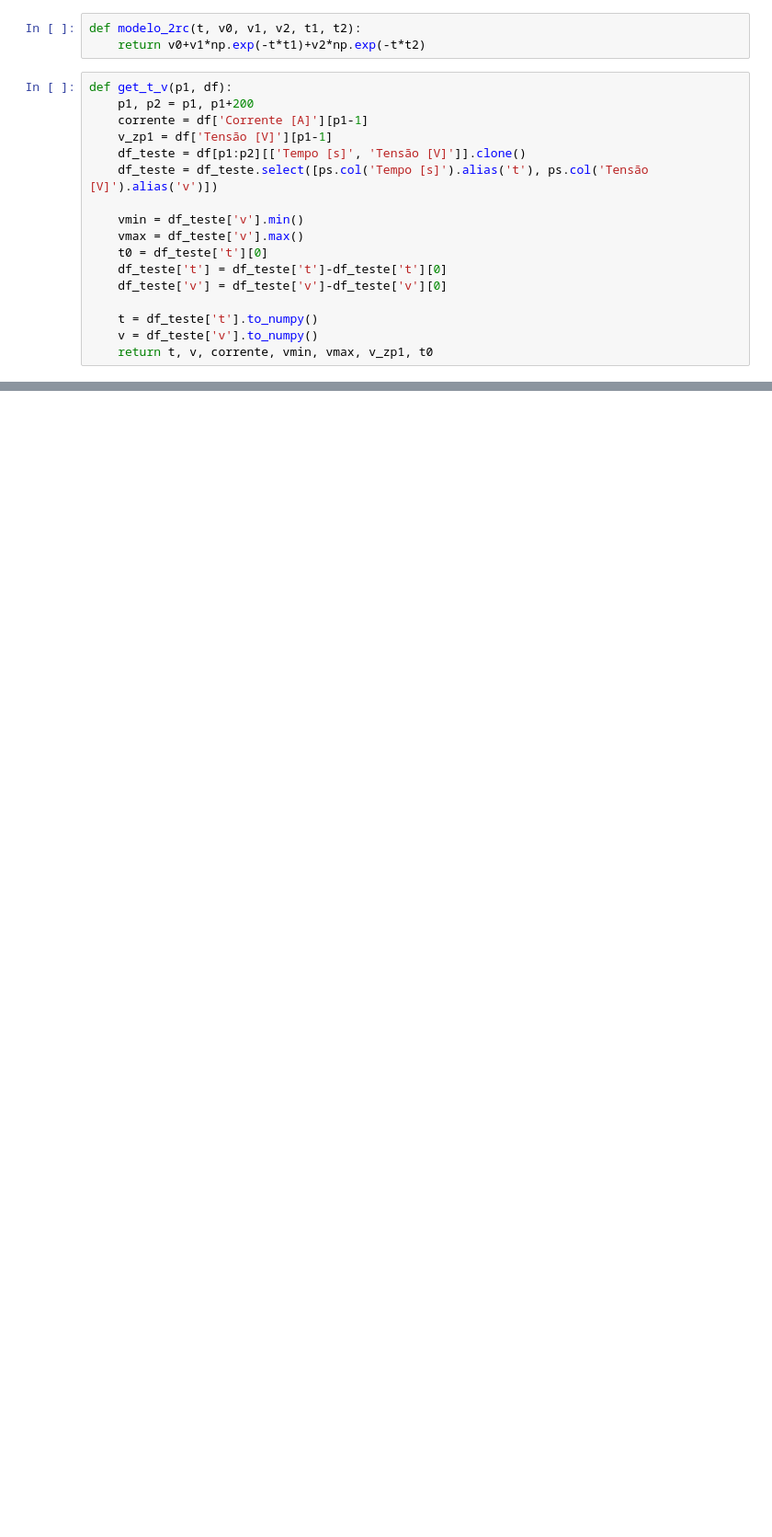
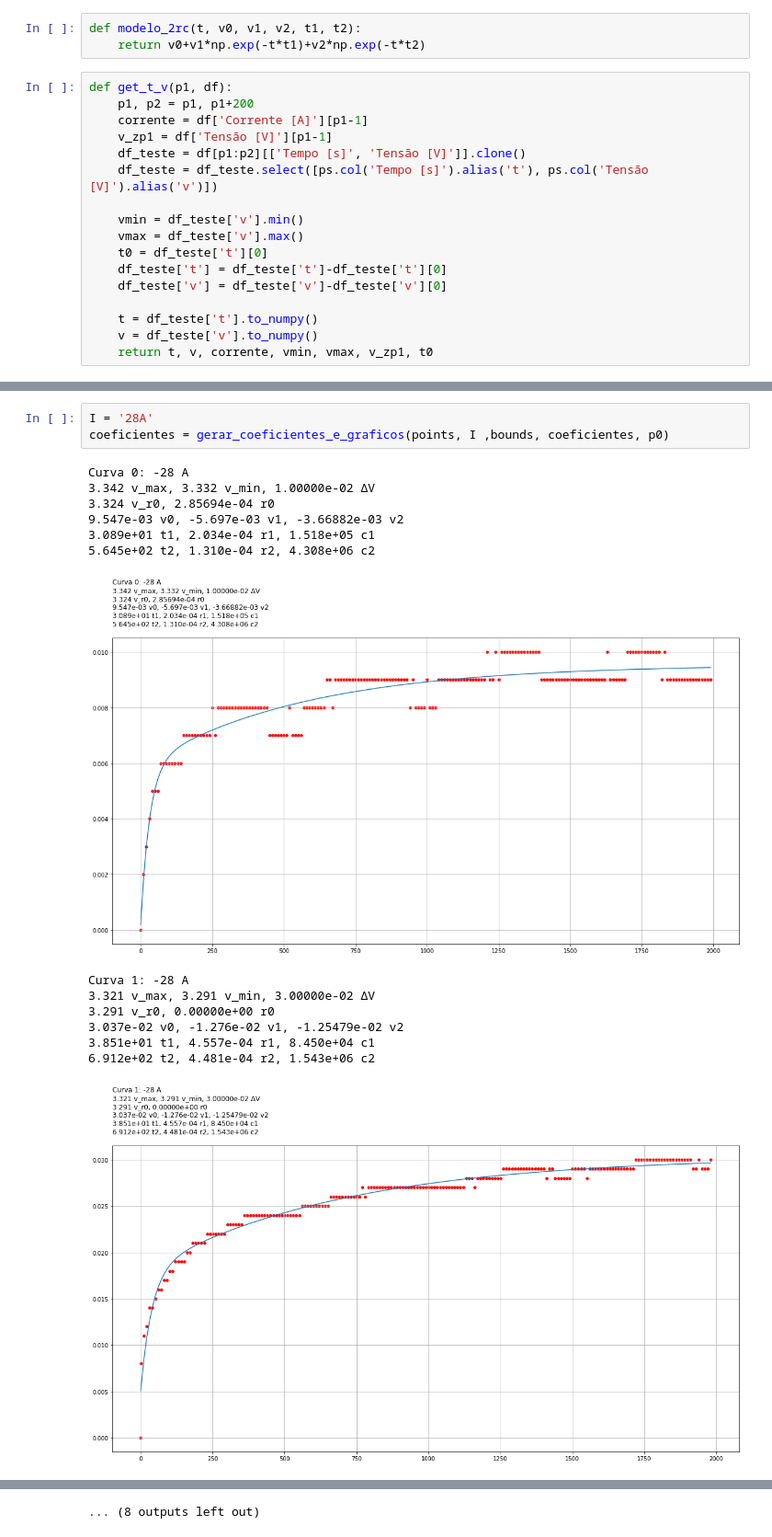
Before and after one commit to CaioMizerkowski/controle_avancado, a Jupyter notebook: TE979/extraindo_coeficientes.ipynb, the cells around one changed output, grey strips where cells are left out. Shown at 92% size. Drawn from its saved outputs; the diff is of its cells as text; blank space fills up the shorter version.

```diff
--- a/TE979/extraindo_coeficientes.ipynb
+++ b/TE979/extraindo_coeficientes.ipynb
@@ -344,0 +188,18 @@ with open('../data/coef.json', 'w') as f:
+# %%
+I = '28A'
+coeficientes = gerar_coeficientes_e_graficos(points, I ,bounds, coeficientes, p0)
+# %% [output]
+Curva 0: -28 A
+3.342 v_max, 3.332 v_min, 1.00000e-02 ΔV
+3.324 v_r0, 2.85694e-04 r0
+9.547e-03 v0, -5.697e-03 v1, -3.66882e-03 v2
+3.089e+01 t1, 2.034e-04 r1, 1.518e+05 c1
+5.645e+02 t2, 1.310e-04 r2, 4.308e+06 c2
+[figure, added]
+Curva 1: -28 A
+3.321 v_max, 3.291 v_min, 3.00000e-02 ΔV
+3.291 v_r0, 0.00000e+00 r0
+3.037e-02 v0, -1.276e-02 v1, -1.25479e-02 v2
+3.851e+01 t1, 4.557e-04 r1, 8.450e+04 c1
+6.912e+02 t2, 4.481e-04 r2, 1.543e+06 c2
+[figure, added]
@@ -344,0 +234 @@ with open('../data/coef.json', 'w') as f:
+... (8 outputs left out)
```
Also changed, not shown: parts of 11 cells of this notebook, 5 other files.
